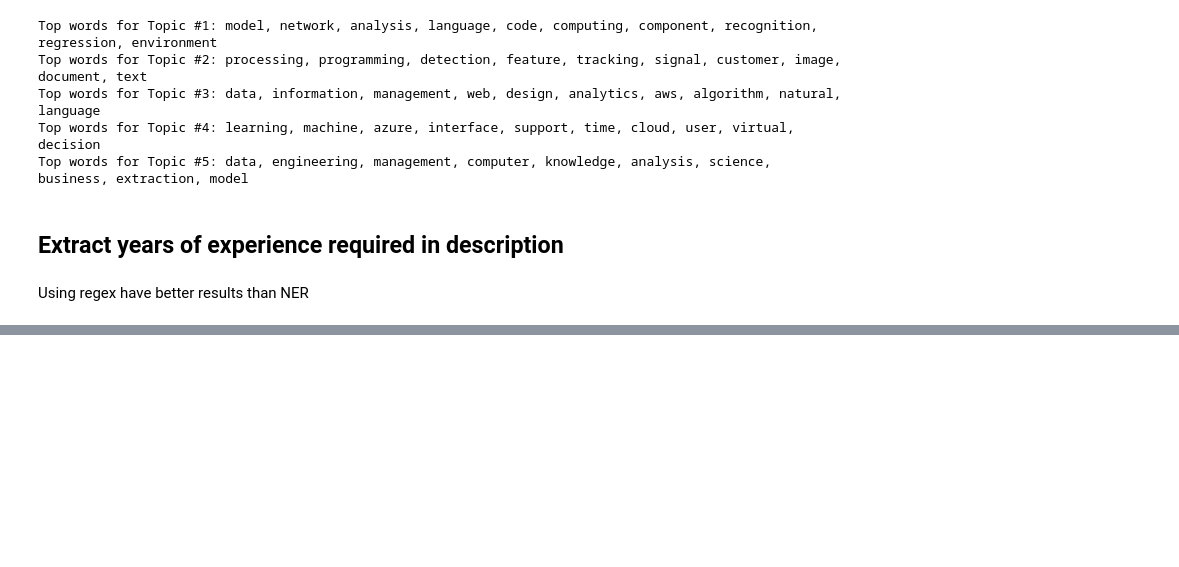
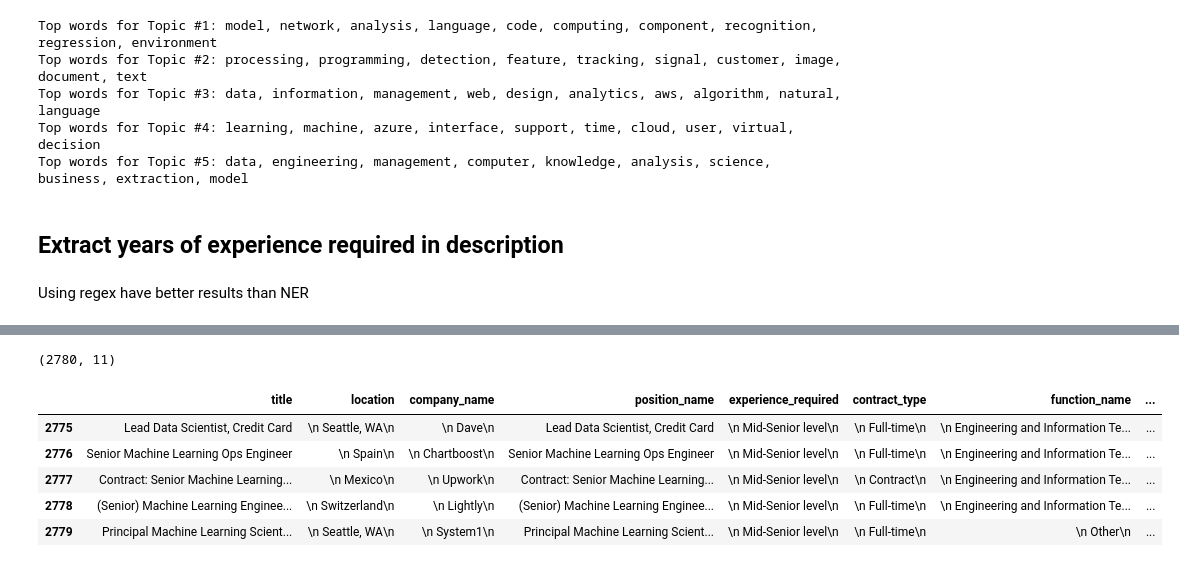
Before and after one commit to lucasvascrocha/LinkedIn-scrap, a Jupyter notebook: google_cloud/analysis.ipynb, the cells around one changed output, grey strips where cells are left out. Saved outputs shown, nothing was run; the diff lists cells and outputs as text; code cells hidden in the pictures; blank space fills up the shorter version.

```diff
--- a/google_cloud/analysis.ipynb
+++ b/google_cloud/analysis.ipynb
@@ -765,0 +788,15 @@ df_to_save_in_cloud = data.copy()
+# %%
+sql = """ SELECT  *   FROM `teste-315517.teste.raw_from_linkedin`  """
+project_id = 'teste-315517'
+df_raw = pd.read_gbq(sql, project_id=project_id, dialect='standard')
+# %%
+print(df_raw.shape)
+df_raw.tail()
+# %% [output]
+(2780, 11)
+|  | title | location | company_name | position_name | experience_required | contract_type | function_name | ... |
+| 2775 | Lead Data Scientist, Credit Card | \n Seattle, WA\n | \n Dave\n | Lead Data Scientist, Credit Card | \n Mid-Senior level\n | \n Full-time\n | \n Engineering and Information Te... | ... |
+| 2776 | Senior Machine Learning Ops Engineer | \n Spain\n | \n Chartboost\n | Senior Machine Learning Ops Engineer | \n Mid-Senior level\n | \n Full-time\n | \n Engineering and Information Te... | ... |
+| 2777 | Contract: Senior Machine Learning... | \n Mexico\n | \n Upwork\n | Contract: Senior Machine Learning... | \n Mid-Senior level\n | \n Contract\n | \n Engineering and Information Te... | ... |
+| 2778 | (Senior) Machine Learning Enginee... | \n Switzerland\n | \n Lightly\n | (Senior) Machine Learning Enginee... | \n Mid-Senior level\n | \n Full-time\n | \n Engineering and Information Te... | ... |
+| 2779 | Principal Machine Learning Scient... | \n Seattle, WA\n | \n System1\n | Principal Machine Learning Scient... | \n Mid-Senior level\n | \n Full-time\n | \n Other\n | ... |
```
Also changed, not shown: parts of 52 cells of this notebook, 2 other files.
